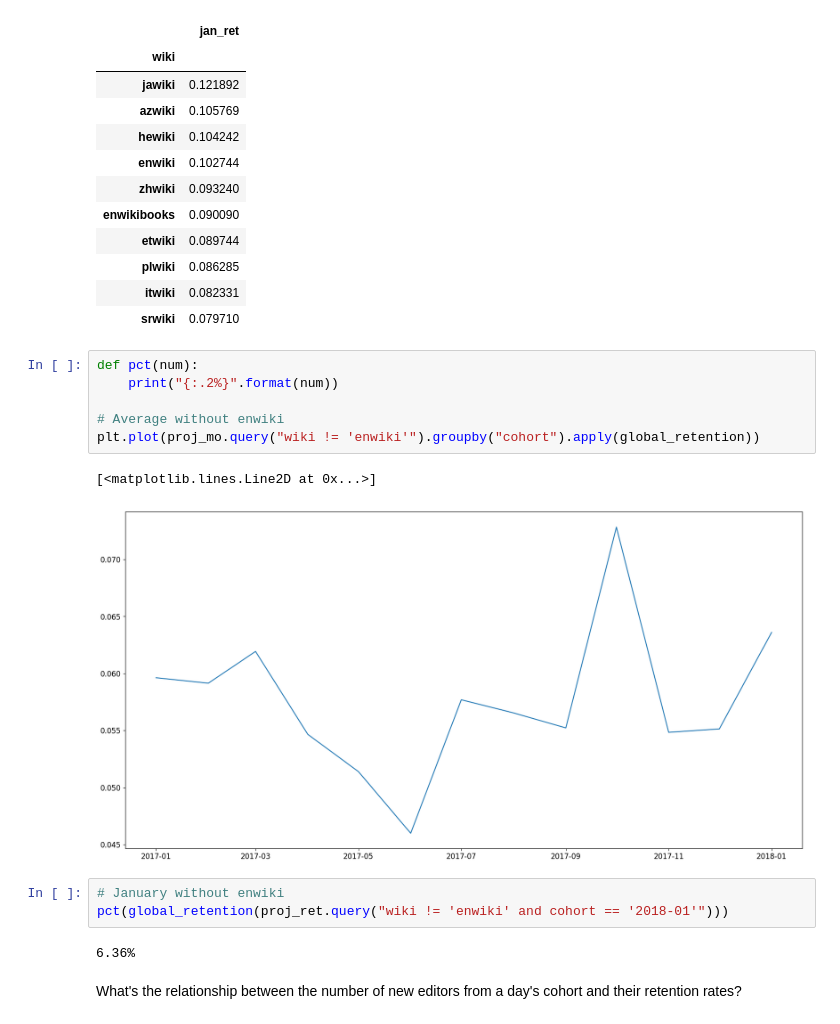
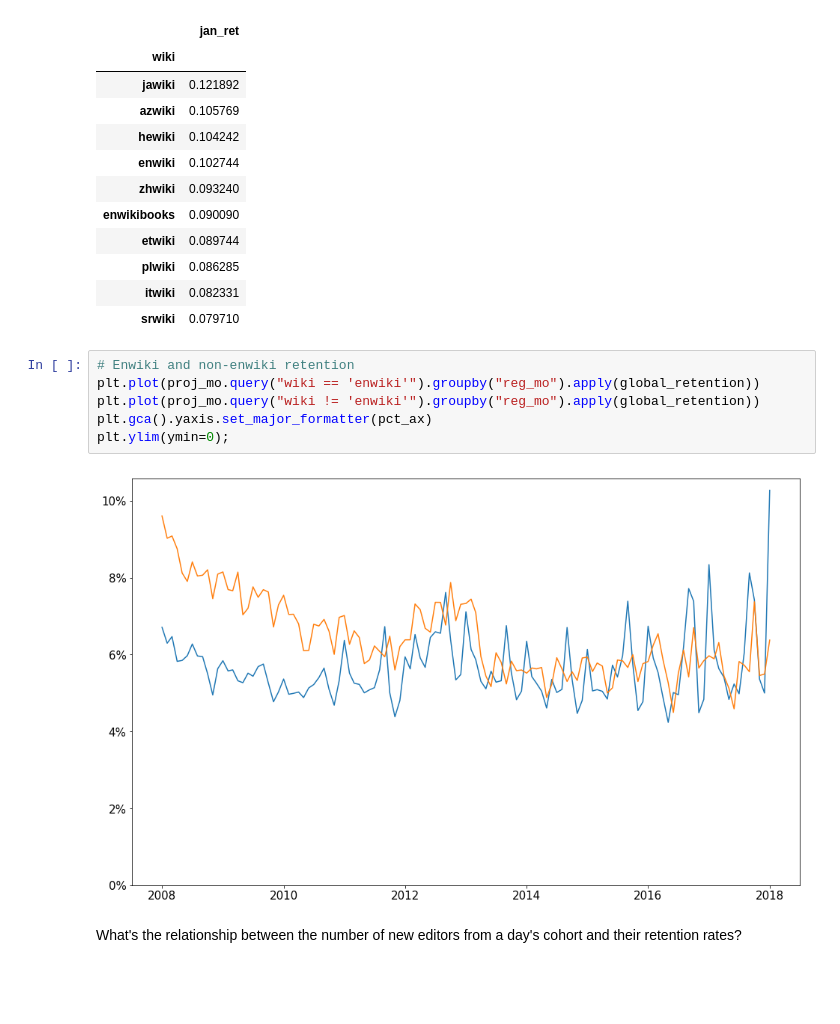
Before and after one commit to wikimedia-research/2018-01-new-editor-retention-analysis, a Jupyter notebook: analysis.ipynb, the cells around one changed output. Cells and saved outputs as stored; diff of their text form; blank space fills up the shorter version.

```diff
--- a/analysis.ipynb
+++ b/analysis.ipynb
@@ -173,19 +188,13 @@ jan_proj_ret.sort_values("jan_ret", ascending = False).head(n = 10)
 | plwiki | 0.086285 |
 | itwiki | 0.082331 |
 | srwiki | 0.079710 |
-# %%
-def pct(num):
-    print("{:.2%}".format(num))
-
-# Average without enwiki
-plt.plot(proj_mo.query("wiki != 'enwiki'").groupby("cohort").apply(global_retention))
-# %% [output]
-[<matplotlib.lines.Line2D at 0x...>]
-[figure, removed]
-# %%
-# January without enwiki
-pct(global_retention(proj_ret.query("wiki != 'enwiki' and cohort == '2018-01'")))
-# %% [output]
-6.36%
+# %%
+# Enwiki and non-enwiki retention
+plt.plot(proj_mo.query("wiki == 'enwiki'").groupby("reg_mo").apply(global_retention))
+plt.plot(proj_mo.query("wiki != 'enwiki'").groupby("reg_mo").apply(global_retention))
+plt.gca().yaxis.set_major_formatter(pct_ax)
+plt.ylim(ymin=0);
+# %% [output]
+[figure, added]
 # %% [markdown]
 What's the relationship between the number of new editors from a day's cohort and their retention rates?
```
Also changed, not shown: parts of 14 cells of this notebook, 2 other files.
